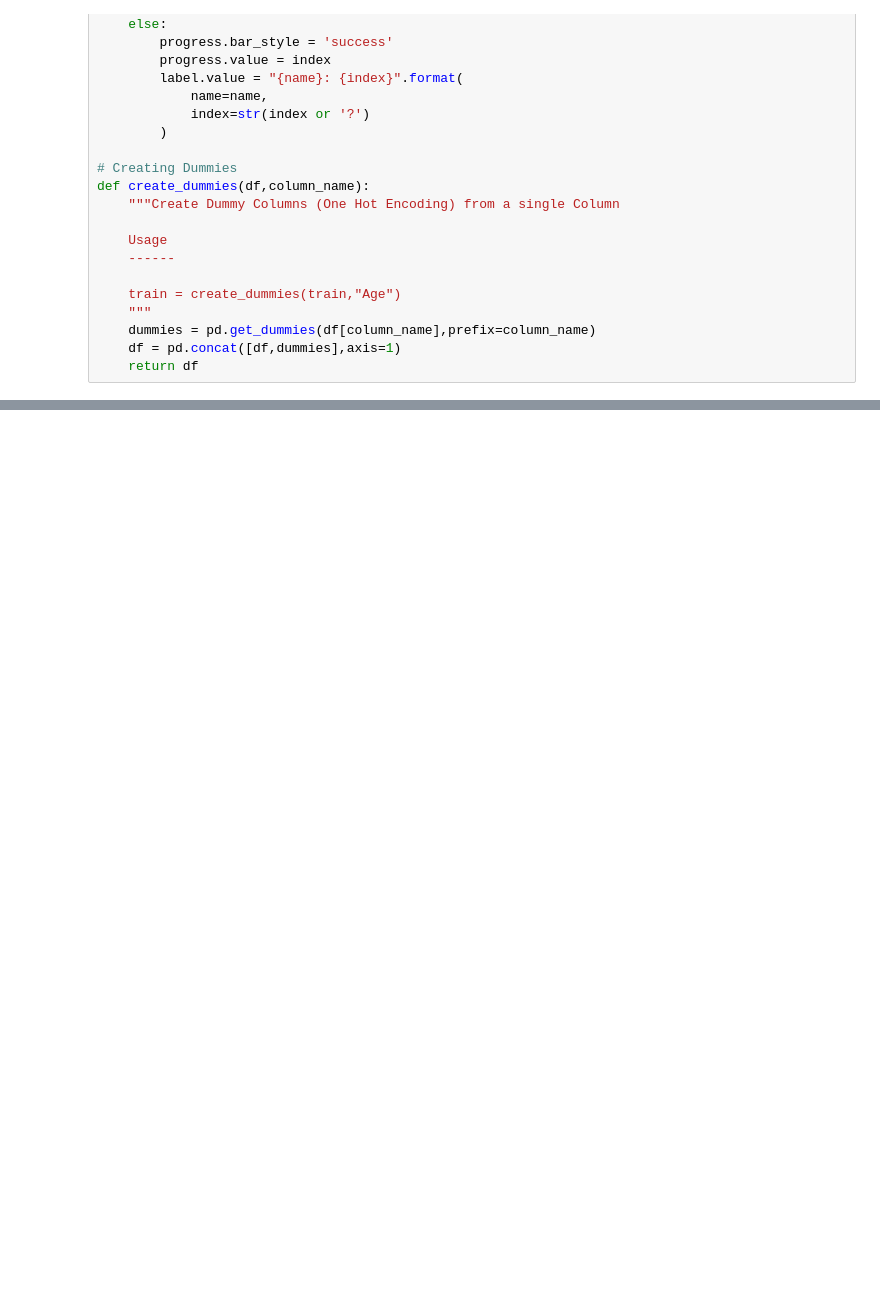
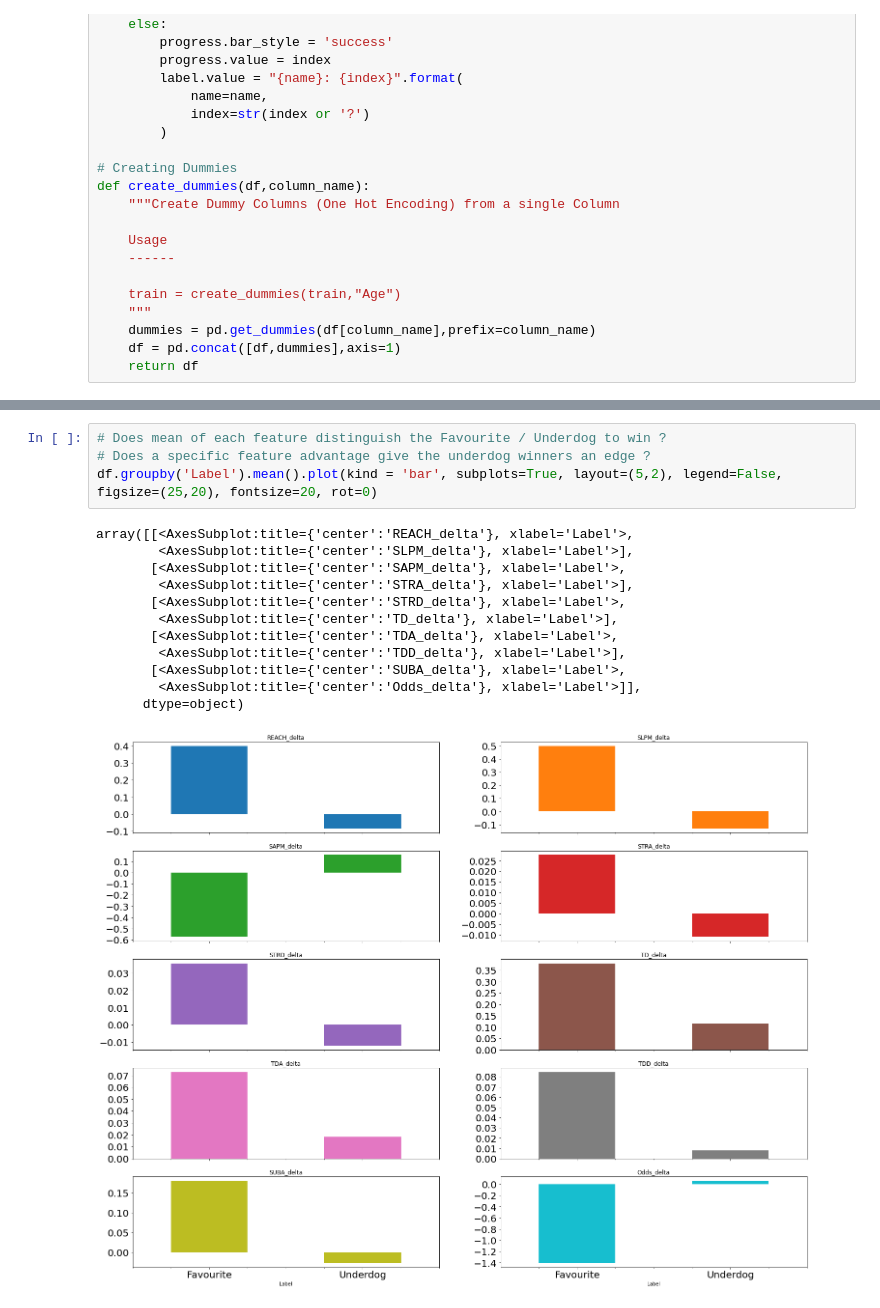
Before and after one commit to tkaden/FightPicker, a Jupyter notebook: fight_picker.ipynb, the cells around one changed output, grey strips where cells are left out. Saved outputs shown, nothing was run; the diff lists cells and outputs as text; blank space fills up the shorter version.

```diff
--- a/fight_picker.ipynb
+++ b/fight_picker.ipynb
@@ -214,0 +279,17 @@ def create_dummies(df,column_name):
+# %%
+# Does mean of each feature distinguish the Favourite / Underdog to win ?
+# Does a specific feature advantage give the underdog winners an edge ?
+df.groupby('Label').mean().plot(kind = 'bar', subplots=True, layout=(5,2), legend=False, figsize=(25,20), fontsize=20, rot=0)
+# %% [output]
+array([[<AxesSubplot:title={'center':'REACH_delta'}, xlabel='Label'>,
+        <AxesSubplot:title={'center':'SLPM_delta'}, xlabel='Label'>],
+       [<AxesSubplot:title={'center':'SAPM_delta'}, xlabel='Label'>,
+        <AxesSubplot:title={'center':'STRA_delta'}, xlabel='Label'>],
+       [<AxesSubplot:title={'center':'STRD_delta'}, xlabel='Label'>,
+        <AxesSubplot:title={'center':'TD_delta'}, xlabel='Label'>],
+       [<AxesSubplot:title={'center':'TDA_delta'}, xlabel='Label'>,
+        <AxesSubplot:title={'center':'TDD_delta'}, xlabel='Label'>],
+       [<AxesSubplot:title={'center':'SUBA_delta'}, xlabel='Label'>,
+        <AxesSubplot:title={'center':'Odds_delta'}, xlabel='Label'>]],
+      dtype=object)
+[figure, added]
```
Also changed, not shown: parts of 30 cells of this notebook, 17 other files.
